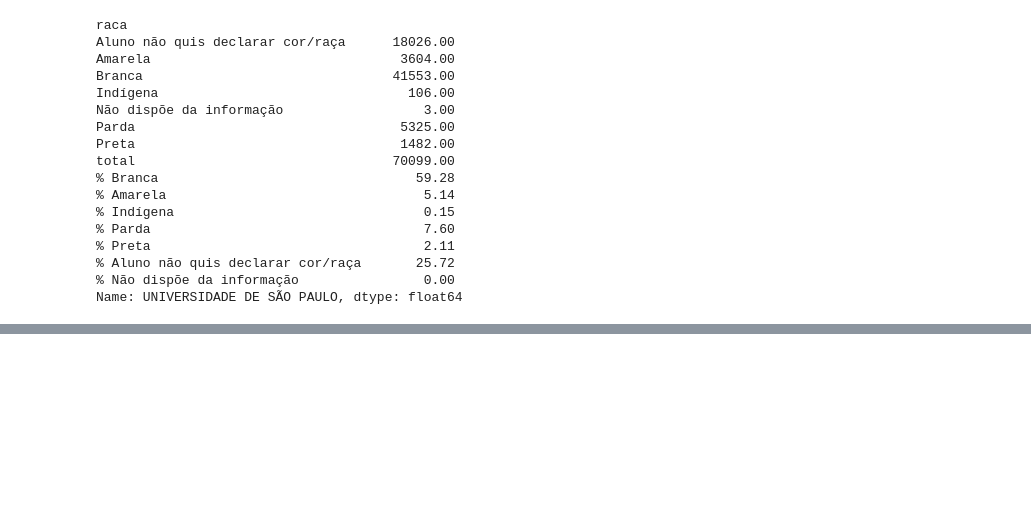
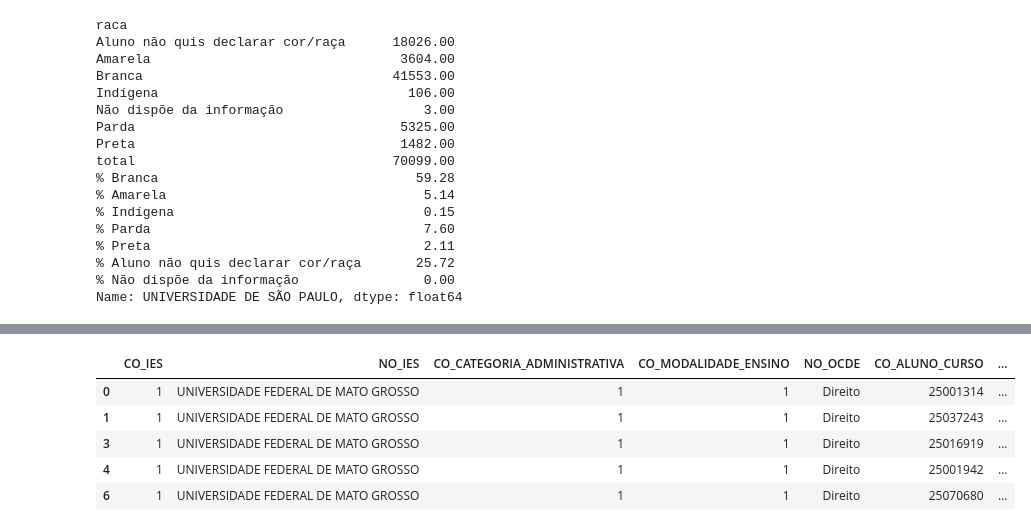
Before and after one commit to if1015-datascience-ufpe/2018-1-projeto-farm-lands, a Jupyter notebook: ass6.ipynb, the cells around one changed output, grey strips where cells are left out. Saved outputs shown, nothing was run; the diff lists cells and outputs as text; code cells hidden in the pictures; blank space fills up the shorter version.

```diff
--- a/ass6.ipynb
+++ b/ass6.ipynb
@@ -348,0 +328,2 @@ defFisica = defFisica.dropna(subset=['IN_DEF_FISICA'])
+# %%
+DF_alunos2016['DS_COR_RACA_ALUNO'] = DF_alunos2016.DS_COR_RACA_ALUNO.astype('category')
@@ -348,0 +342,18 @@ defFisica = defFisica.dropna(subset=['IN_DEF_FISICA'])
+# %%
+df_pardo = DF_alunos2016.loc[DF_alunos2016['DS_COR_RACA_ALUNO'] == 'Parda']
+df_branco = DF_alunos2016.loc[DF_alunos2016['DS_COR_RACA_ALUNO'] == 'Branca']
+df_negro = DF_alunos2016.loc[DF_alunos2016['DS_COR_RACA_ALUNO'] == 'Preta']
+df_indio = DF_alunos2016.loc[DF_alunos2016['DS_COR_RACA_ALUNO'] == 'Indígena']
+df_nqi = DF_alunos2016.loc[DF_alunos2016['DS_COR_RACA_ALUNO'] == 'Aluno não quis declarar cor/raça']
+df_amarelo = DF_alunos2016.loc[DF_alunos2016['DS_COR_RACA_ALUNO'] == 'Amarela']
+df_ndi = DF_alunos2016.loc[DF_alunos2016['DS_COR_RACA_ALUNO'] == 'Não dispõe da informação']
+
+
+df_pardo.head()
+# %% [output]
+|  | CO_IES | NO_IES | CO_CATEGORIA_ADMINISTRATIVA | CO_MODALIDADE_ENSINO | NO_OCDE | CO_ALUNO_CURSO | ... |
+| 0 | 1 | UNIVERSIDADE FEDERAL DE MATO GROSSO | 1 | 1 | Direito | 25001314 | ... |
+| 1 | 1 | UNIVERSIDADE FEDERAL DE MATO GROSSO | 1 | 1 | Direito | 25037243 | ... |
+| 3 | 1 | UNIVERSIDADE FEDERAL DE MATO GROSSO | 1 | 1 | Direito | 25016919 | ... |
+| 4 | 1 | UNIVERSIDADE FEDERAL DE MATO GROSSO | 1 | 1 | Direito | 25001942 | ... |
+| 6 | 1 | UNIVERSIDADE FEDERAL DE MATO GROSSO | 1 | 1 | Direito | 25070680 | ... |
```
Also changed, not shown: parts of 70 cells of this notebook.
